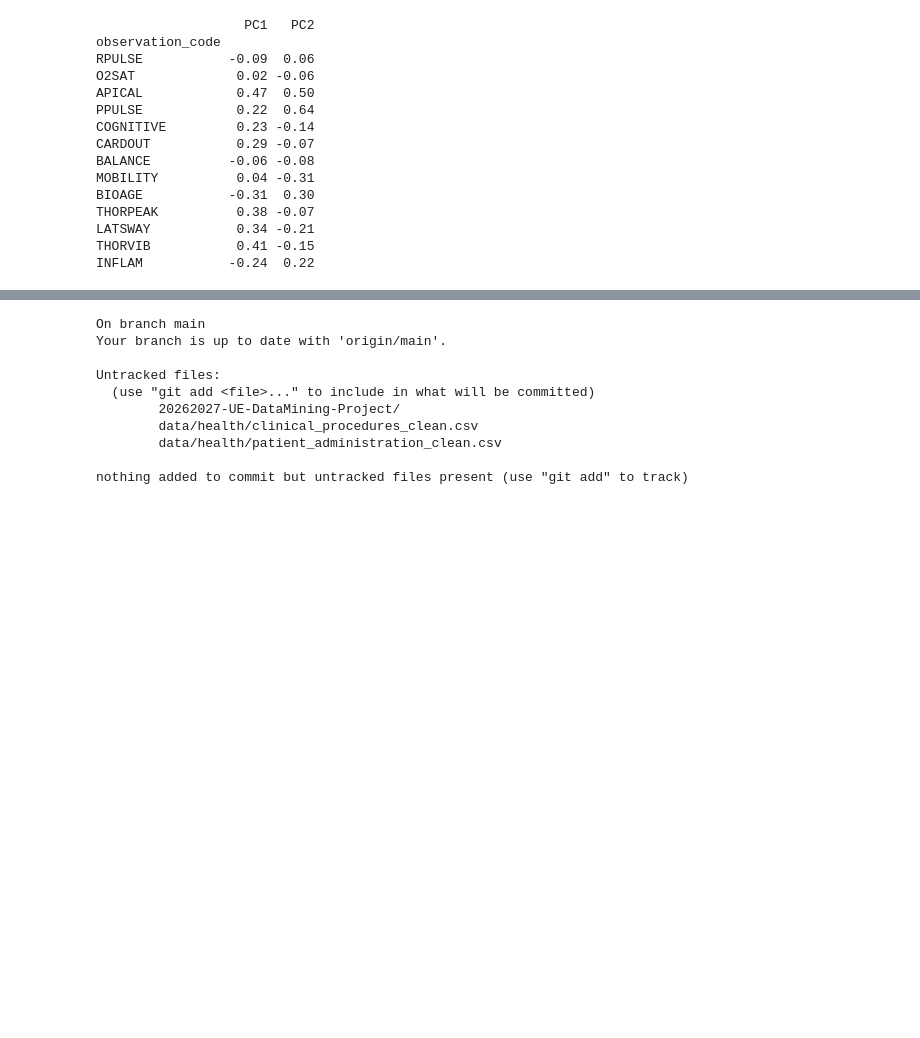
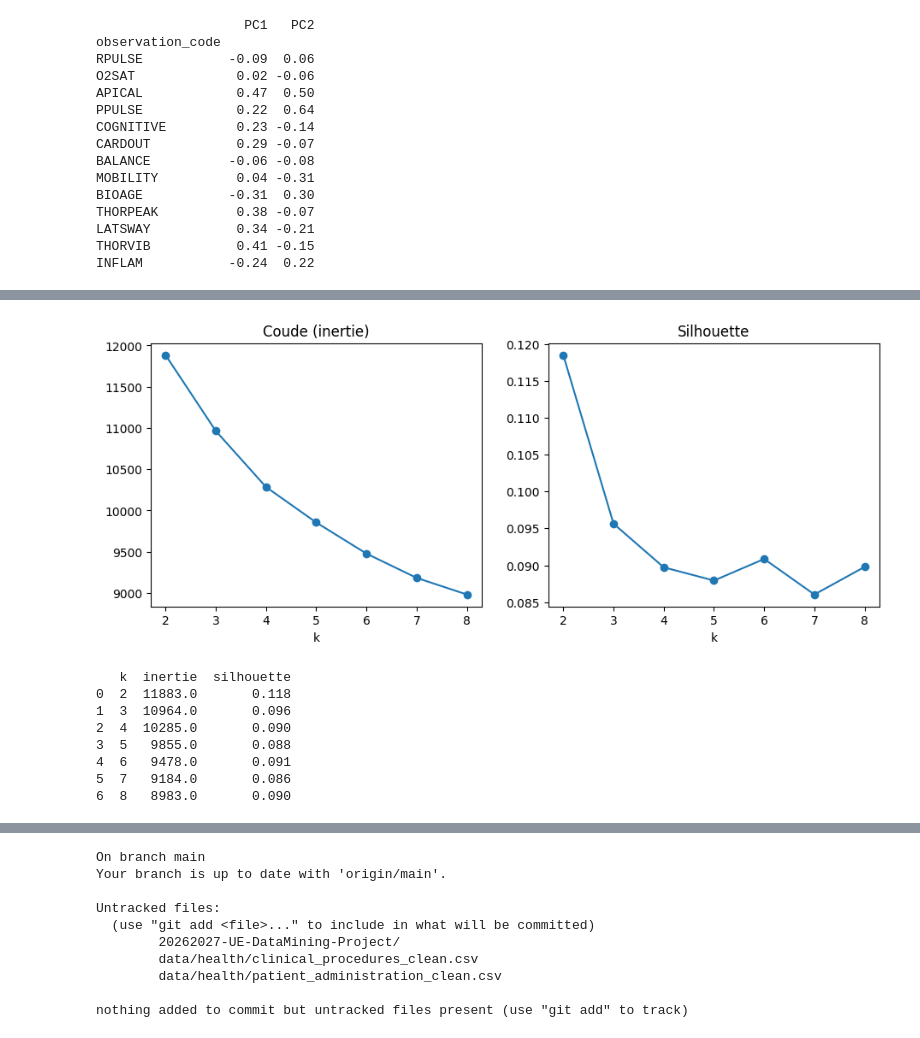
Before and after one commit to Sheik-info/20262027-UE-DataMining-Project, a Jupyter notebook: health.ipynb, the cells around one changed output, grey strips where cells are left out. Cells and saved outputs as stored; diff of their text form; code cells hidden in the pictures; blank space fills up the shorter version.

Commit message:
clinical_observations : K-means, Ward, DBSCAN et conclusion

```diff
--- a/health.ipynb
+++ b/health.ipynb
@@ -1548,0 +1554,27 @@ INFLAM           -0.24  0.22
+# %%
+# Étape 4a : K-means, coude et silhouette
+from sklearn.cluster import KMeans
+from sklearn.metrics import silhouette_score
+
+ks = range(2, 9)
+inertie, sil = [], []
+for k in ks:
+    km = KMeans(k, random_state=42, n_init=10).fit(X_obs)
+    inertie.append(km.inertia_)
+    sil.append(silhouette_score(X_obs, km.labels_))
+
+fig, ax = plt.subplots(1, 2, figsize=(11, 4))
+ax[0].plot(ks, inertie, 'o-'); ax[0].set_title('Coude (inertie)'); ax[0].set_xlabel('k')
+ax[1].plot(ks, sil, 'o-'); ax[1].set_title('Silhouette'); ax[1].set_xlabel('k')
+plt.show()
+print(pd.DataFrame({'k': list(ks), 'inertie': np.round(inertie, 0), 'silhouette': np.round(sil, 3)}))
+# %% [output]
+[figure, added]
+   k  inertie  silhouette
+0  2  11883.0       0.118
+1  3  10964.0       0.096
+2  4  10285.0       0.090
+3  5   9855.0       0.088
+4  6   9478.0       0.091
+5  7   9184.0       0.086
+6  8   8983.0       0.090
```
Also changed, not shown: parts of 7 cells of this notebook.
